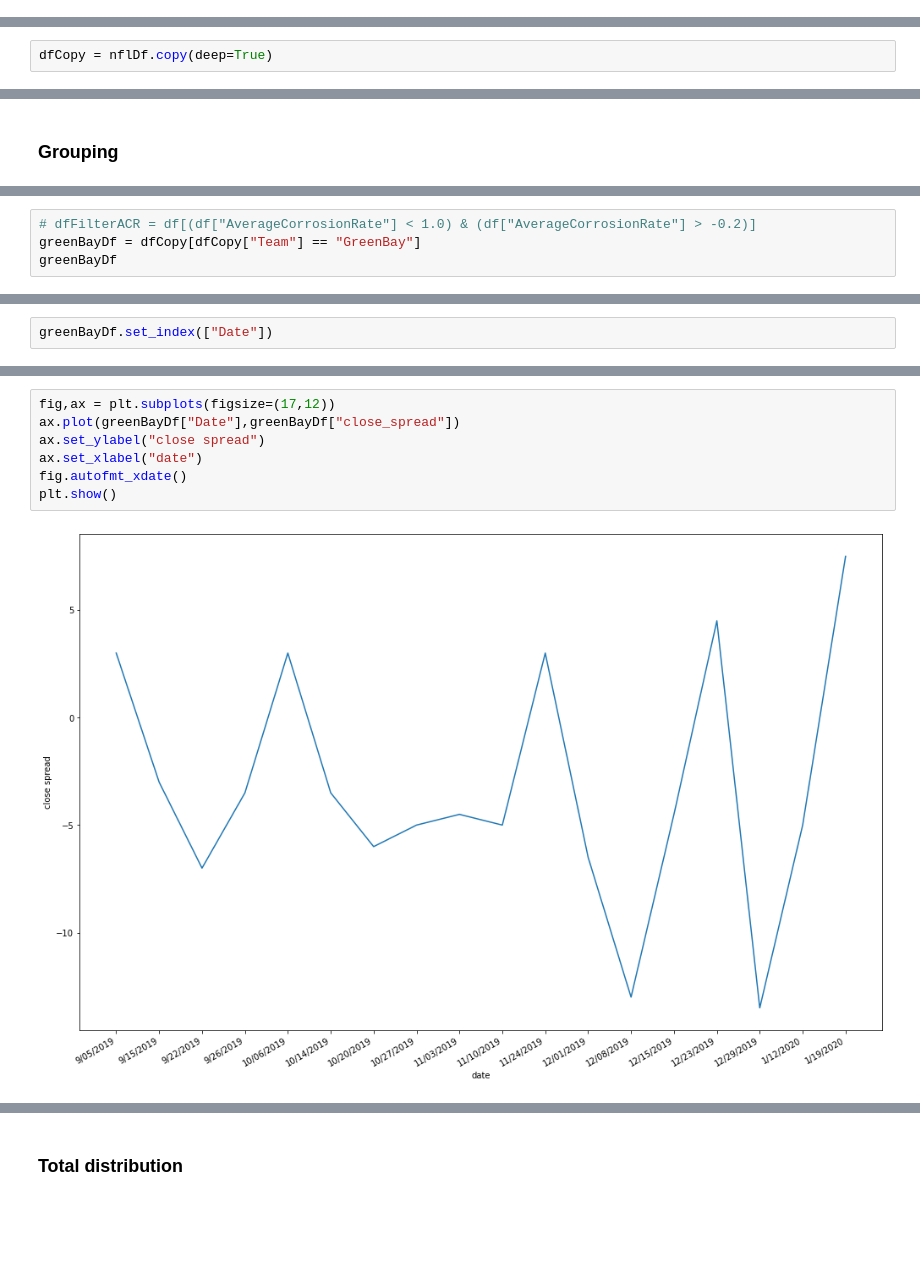
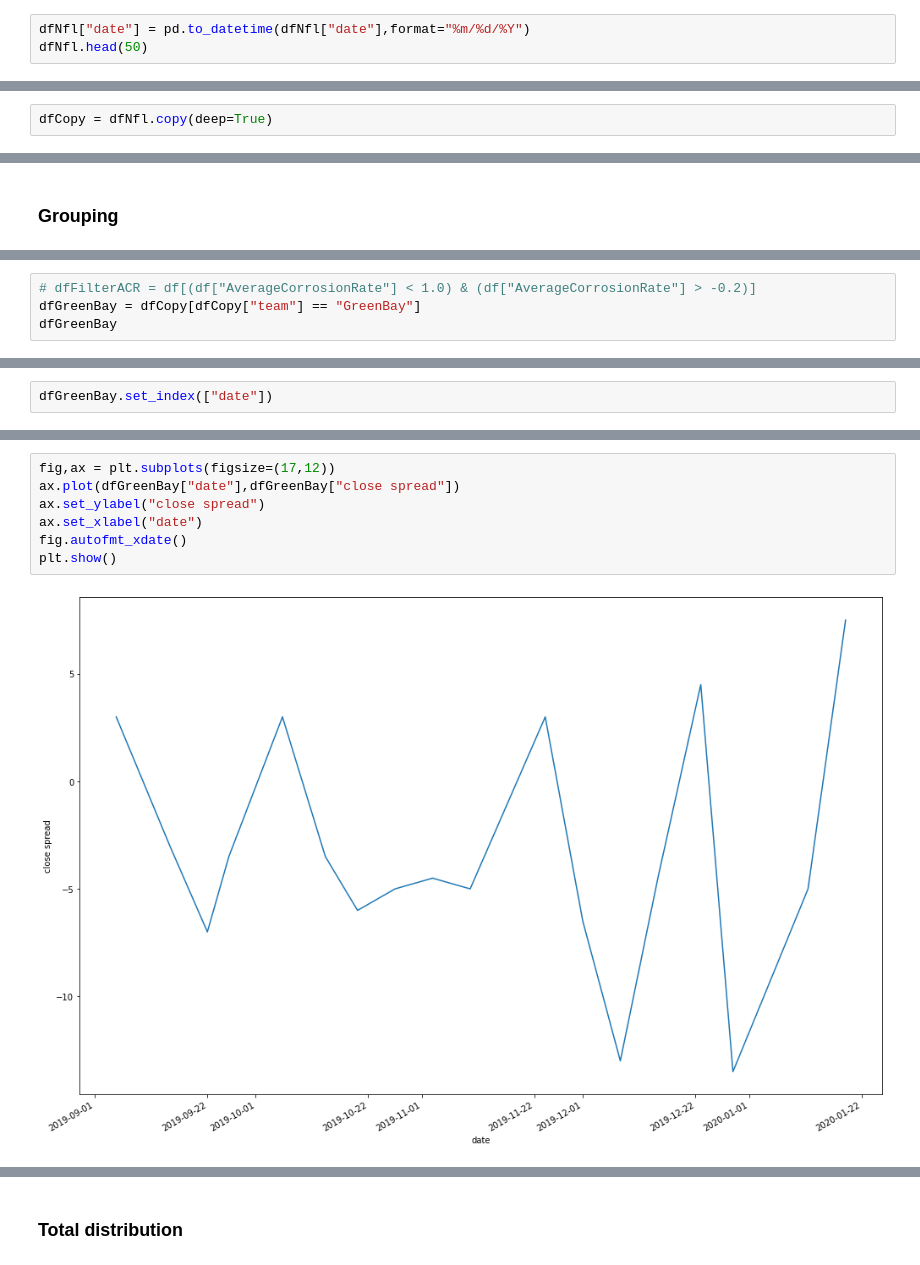
Before and after one commit to tamle7422/data_analysis, a Jupyter notebook: nfl.ipynb, the cells around one changed output, grey strips where cells are left out. Saved outputs shown, nothing was run; the diff lists cells and outputs as text; blank space fills up the shorter version.

```diff
--- a/nfl.ipynb
+++ b/nfl.ipynb
@@ -130,0 +111,3 @@ Name: Date, dtype: object
+# %%
+dfNfl["date"] = pd.to_datetime(dfNfl["date"],format="%m/%d/%Y")
+dfNfl.head(50)
@@ -131,7 +132,7 @@ Name: Date, dtype: object
 # %% [markdown]
 ### Copy dataframe
 # %%
-dfCopy = nflDf.copy(deep=True)
+dfCopy = dfNfl.copy(deep=True)
 # %% [markdown]
 ### Summary
 # %%
@@ -653,6 +654,6 @@ nflDf["Close"].unique().tolist()
  35.0]
 # %%
 # dfFilterACR = df[(df["AverageCorrosionRate"] < 1.0) & (df["AverageCorrosionRate"] > -0.2)]
-greenBayDf = dfCopy[dfCopy["Team"] == "GreenBay"]
-greenBayDf
+dfGreenBay = dfCopy[dfCopy["team"] == "GreenBay"]
+dfGreenBay
 # %% [output]
@@ -676,3 +677,3 @@ greenBayDf
 # %%
-greenBayDf.set_index(["Date"])
+dfGreenBay.set_index(["date"])
 # %% [output]
@@ -697,11 +698,11 @@ greenBayDf.set_index(["Date"])
 # %%
 fig,ax = plt.subplots(figsize=(17,12))
-ax.plot(greenBayDf["Date"],greenBayDf["close_spread"])
+ax.plot(dfGreenBay["date"],dfGreenBay["close spread"])
 ax.set_ylabel("close spread")
 ax.set_xlabel("date")
 fig.autofmt_xdate()
 plt.show()
 # %% [output]
-[figure, old version]
+[figure, new version]
 # %%
 plt.figure(figsize=(11,7))
```
Also changed, not shown: parts of 39 cells of this notebook.
